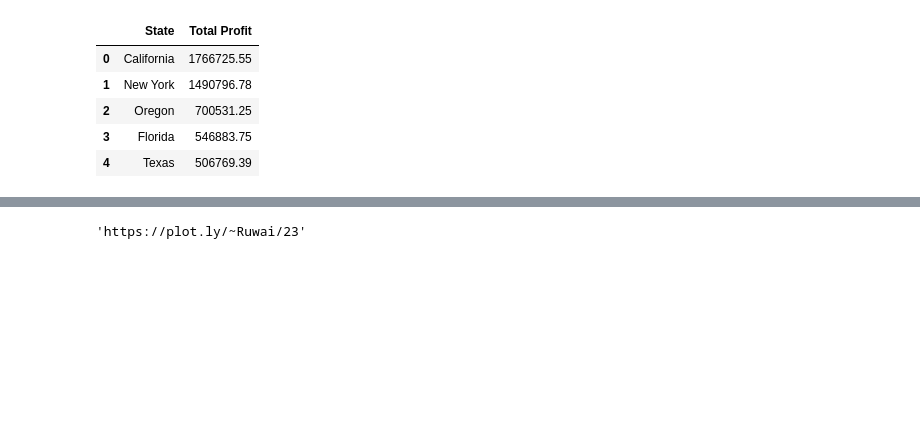
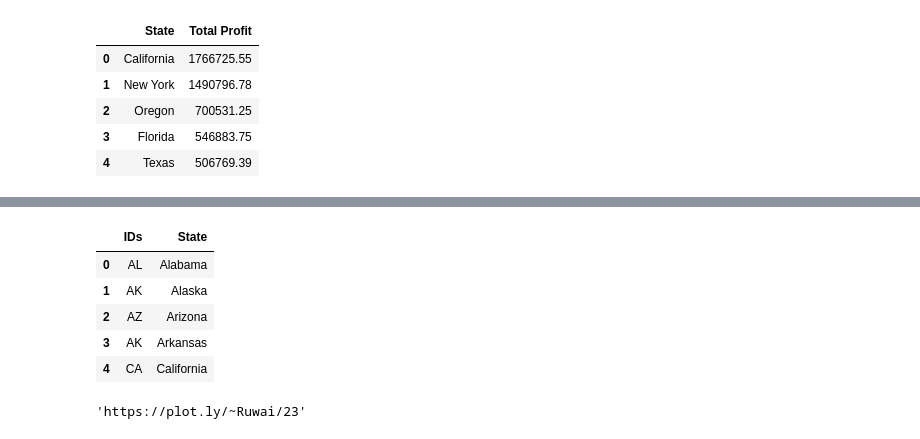
Before and after one commit to sealuwee/stockx-eda-2019, a Jupyter notebook: StockX EDA.ipynb, the cells around one changed output, grey strips where cells are left out. Saved outputs shown, nothing was run; the diff lists cells and outputs as text; code cells hidden in the pictures; blank space fills up the shorter version.

```diff
--- a/StockX EDA.ipynb
+++ b/StockX EDA.ipynb
@@ -385,3 +462,14 @@ yeezy_df.head()
+# %%
+ids_l['State'] = xz.index
+ids_l.head()
+yeezy_df = pd.merge()
+# %% [output]
+|  | IDs | State |
+| 0 | AL | Alabama |
+| 1 | AK | Alaska |
+| 2 | AZ | Arizona |
+| 3 | AK | Arkansas |
+| 4 | CA | California |
 # %%
 for col in yeezy_df.columns:
     yeezy_df[col] = yeezy_df[col].astype(str)
```
Also changed, not shown: parts of 3 cells of this notebook.
